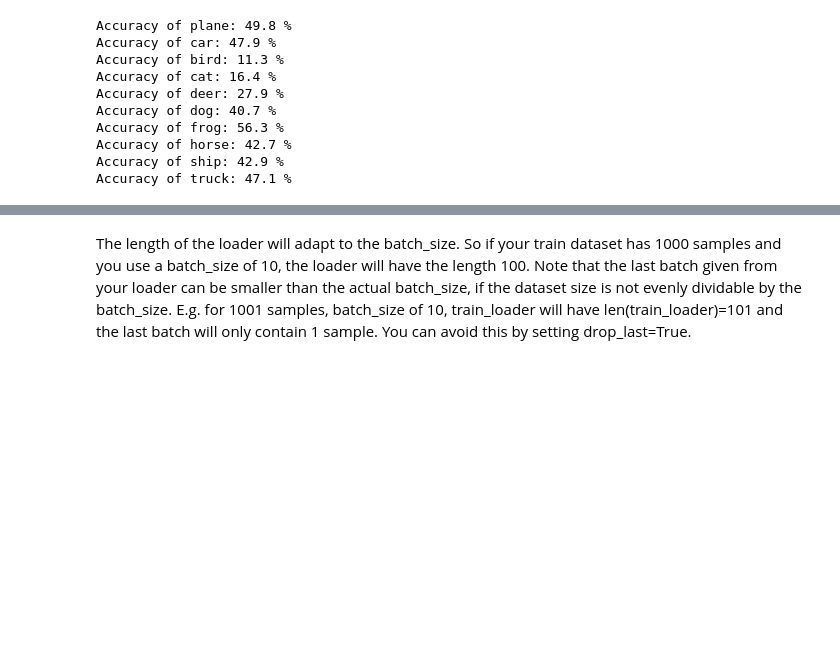
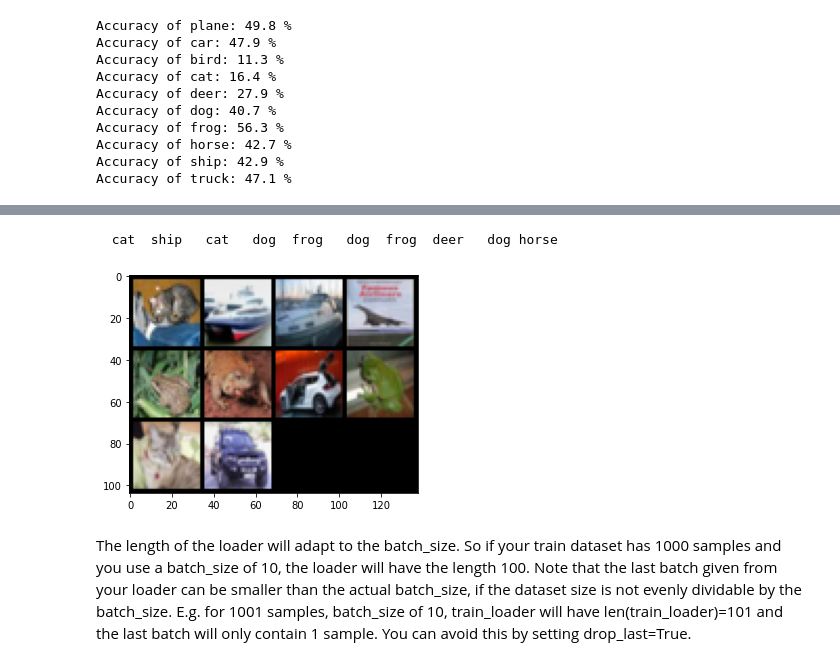
Before and after one commit to Darshan-20310597/Computer-Vision, a Jupyter notebook: First_CNN_CIRFAR10.ipynb, the cells around one changed output, grey strips where cells are left out. Saved outputs shown, nothing was run; the diff lists cells and outputs as text; code cells hidden in the pictures; blank space fills up the shorter version.

```diff
--- a/First_CNN_CIRFAR10.ipynb
+++ b/First_CNN_CIRFAR10.ipynb
@@ -252,3 +277,10 @@ def fit(epochs, lr, model, train_loader, val_loader, opt_func=torch.optim.SGD):
+# %%
+preds = outputs.argmax(dim=1)
+plot_images(images,preds)
+print(' '.join('%5s' % d_idx2class[int(preds[j])]for j in range(len(images))))
+# %% [output]
+  cat  ship   cat   dog  frog   dog  frog  deer   dog horse
+[figure, added]
 # %% [markdown]
 The length of the loader will adapt to the batch_size. So if your train dataset has 1000 samples and you use a batch_size of 10, the loader will have the length 100.
 Note that the last batch given from your loader can be smaller than the actual batch_size, if the dataset size is not evenly dividable by the batch_size. E.g. for 1001 samples, batch_size of 10, train_loader will have len(train_loader)=101 and the last batch will only contain 1 sample. You can avoid this by setting drop_last=True.
```
Also changed, not shown: parts of 11 cells of this notebook.
